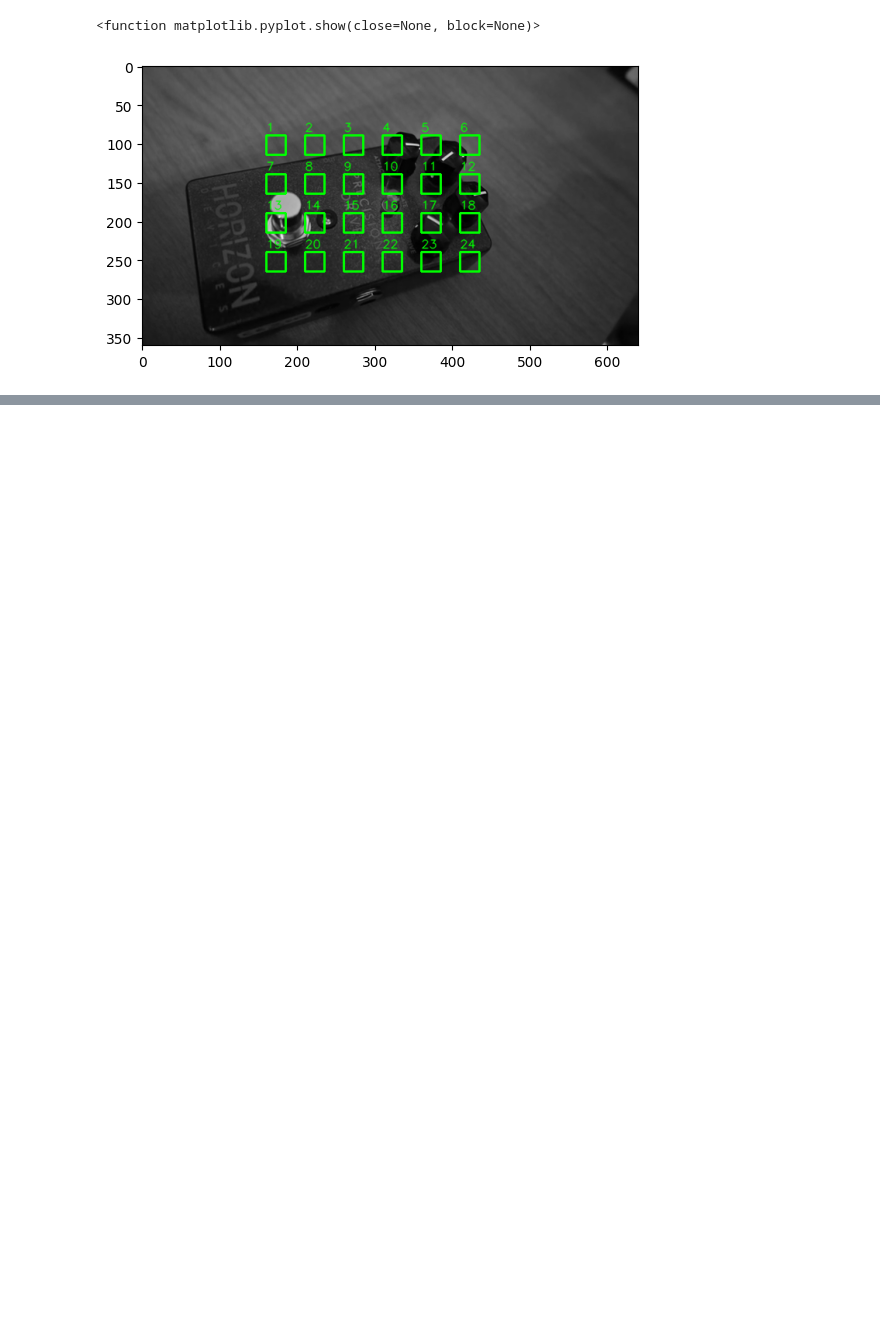
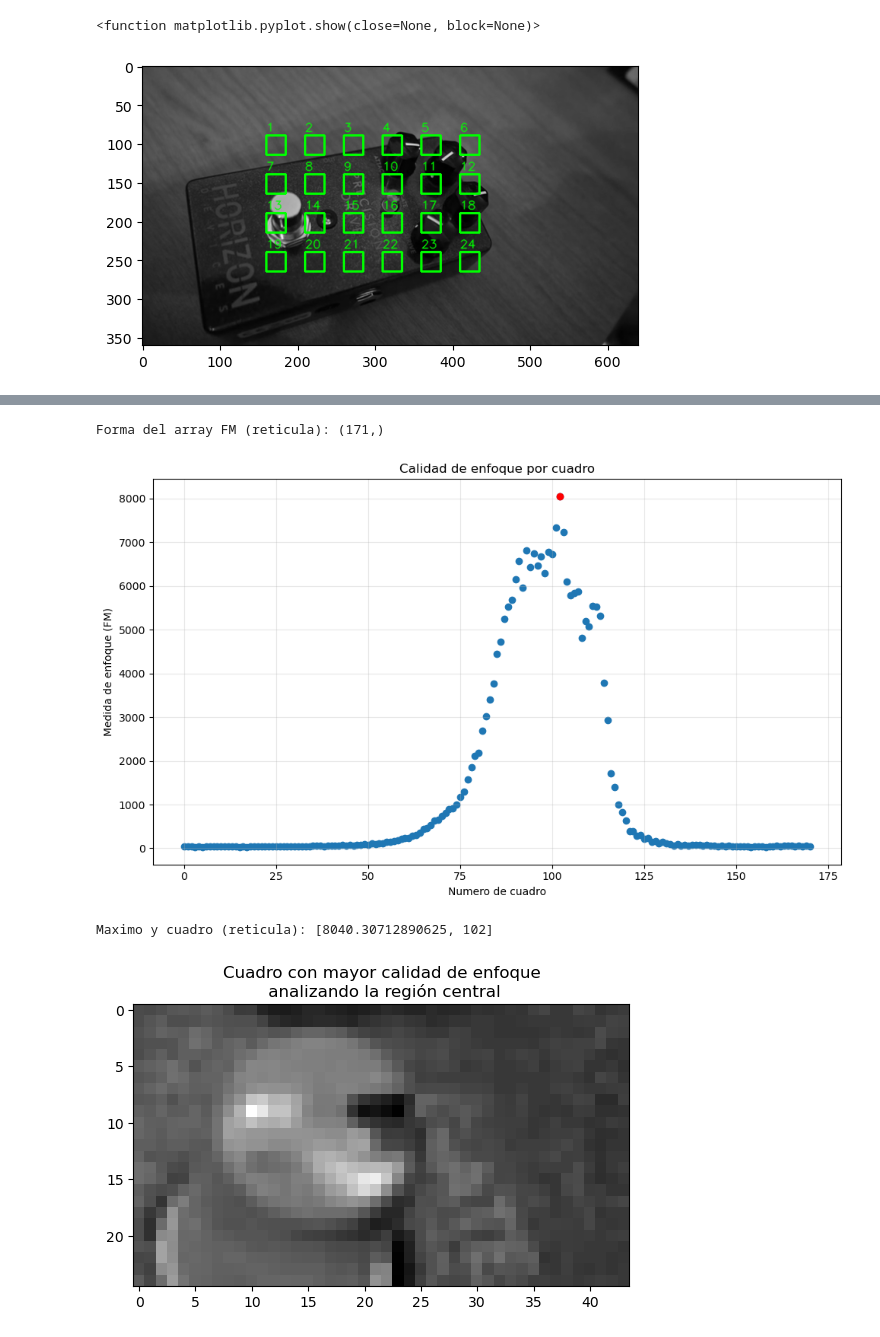
Before and after one commit to joral315/TP2_VC1_CEIA, a Jupyter notebook: focus_quality.ipynb, the cells around one changed output, grey strips where cells are left out. Drawn from its saved outputs; the diff is of its cells as text; code cells hidden in the pictures; blank space fills up the shorter version.

```diff
--- a/focus_quality.ipynb
+++ b/focus_quality.ipynb
@@ -383,8 +401,12 @@ class CalidadEnfoqueLaplaciano(CalidadEnfoque):
         super().__init__()  # Reutiliza threshold aunque acá no se usa
         self.ksize = ksize
 
-    def _fm_frame(self, image: np.ndarray) -> float:
-        # Redundante pero para estar seguro de trabajar en escala de grises
+    def _fm_frame(self, image: np.ndarray, unsharp_it:bool = False) -> float:
+
+        if unsharp_it:
+            image = self.unsharp_mask(image)
+
+        # Redundante pero para asegurar trabajar en escala de grises
         if image.ndim == 3:
              gray = cv2.cvtColor(image, cv2.COLOR_BGR2GRAY)
         else:
@@ -415,13 +444,18 @@ TypeError: CalidadEnfoqueLaplaciano._fm_frame() takes 2 positional arguments but
 # %%
 analyzer_recorte = CalidadEnfoqueLaplaciano()
 fm_reticula = analyzer_recorte.calidad(recortes)
 print(f"Forma del array FM (reticula): {fm_reticula.shape}")
 maximo_reticula = analyzer_recorte.grafico(fm_reticula)
 print("Maximo y cuadro (reticula):", maximo_reticula)
 
 plt.imshow(recortes[maximo[1]], cmap="gray")
-plt.title("Cuadro con mayor calidad de enfoque\n analizando la retícula central")
+plt.title("Cuadro con mayor calidad de enfoque\n analizando la región central")
 plt.show()
+# %% [output]
+Forma del array FM (reticula): (171,)
+[figure, added]
+Maximo y cuadro (reticula): [8040.30712890625, 102]
+[figure, added]
 # %%
 regiones, boxes,lado,coverage=extraer_regiones_de_frames(frames_gray)
 
```
Also changed, not shown: parts of 21 cells of this notebook.
